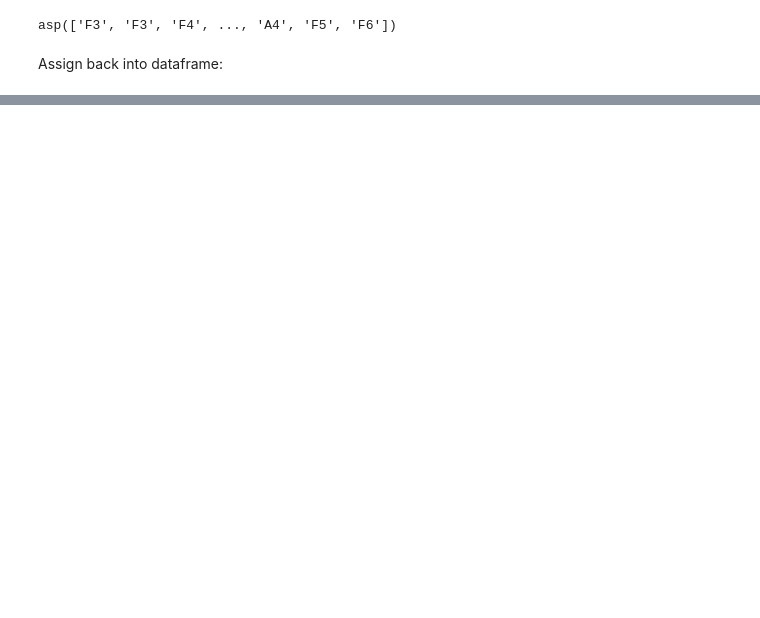
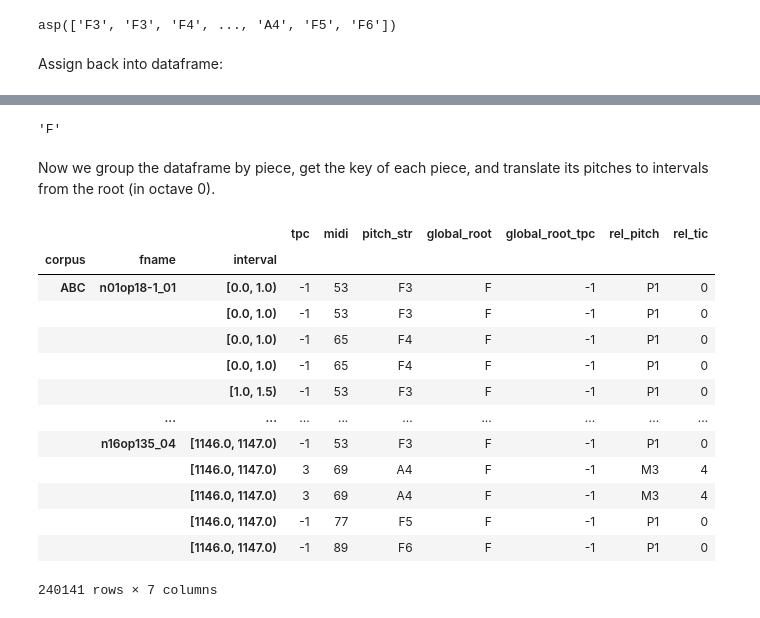
Before and after one commit to DCMLab/dimcat-examples, a Jupyter notebook: pitches.ipynb, the cells around one changed output, grey strips where cells are left out. Cells and saved outputs as stored; diff of their text form; code cells hidden in the pictures; blank space fills up the shorter version.

```diff
--- a/pitches.ipynb
+++ b/pitches.ipynb
@@ -106,0 +144,48 @@ asi(['-P5:0', '-P5:0', 'P4:0', ..., 'M6:0', 'P4:1', 'P4:2'])
+# %%
+keys[('ABC', 'n01op18-1_01')]
+# %% [output]
+'F'
+# %% [markdown]
+Now we group the dataframe by piece, get the key of each piece, and translate its pitches to intervals from the root (in octave 0).
+# %%
+def to_relative_pitch(grp):
+    # find root
+    index = grp.name
+    root_name = keys[index]
+    # the pitch's letter must be uppercase,
+    # but the harmonic labels express minor keys using lowercase letters:
+    root_name = root_name[0].upper() + root_name[1:]
+    root = pt.SpelledPitchClass(root_name)
+
+    # add new colums to the group: the key's root (name and tpc) and the relative pitch of each note
+    grp = grp.copy()
+    grp['global_root'] = str(root)
+    grp['global_root_tpc'] = root.fifths()
+    # load pitches from dataframe columns
+    pitches = pt.SpelledPitchArray.from_independent(grp['tpc'], grp['octave'])
+    # since the root is only a pitch class, we express pitches as interval classes.
+    # alternatively, we could embed the root into pitch space (octave 0) and work with non-class intervals
+    rel_pitches = pitches.pc() - root
+    grp['rel_pitch'] = rel_pitches.name() # don't just assign rel_pitches, this will convert to a list of SpelledIntervalClass objects
+    grp['rel_tic'] = rel_pitches.fifths()
+    return grp
+
+# group by piece and add columns
+df_rel = notes.groupby(['corpus', 'fname'], axis="rows", sort=False, group_keys=False).apply(to_relative_pitch)
+df_rel
+df_rel[['tpc', 'midi', 'pitch_str', 'global_root', 'global_root_tpc', 'rel_pitch', 'rel_tic']]
+# %% [output]
+|  |  |  | tpc | midi | pitch_str | global_root | global_root_tpc | rel_pitch | rel_tic |
+| corpus | fname | interval |  |  |  |  |  |  |  |
+| ABC | n01op18-1_01 | [0.0, 1.0) | -1 | 53 | F3 | F | -1 | P1 | 0 |
+|  |  | [0.0, 1.0) | -1 | 53 | F3 | F | -1 | P1 | 0 |
+|  |  | [0.0, 1.0) | -1 | 65 | F4 | F | -1 | P1 | 0 |
+|  |  | [0.0, 1.0) | -1 | 65 | F4 | F | -1 | P1 | 0 |
+|  |  | [1.0, 1.5) | -1 | 53 | F3 | F | -1 | P1 | 0 |
+|  | ... | ... | ... | ... | ... | ... | ... | ... | ... |
+|  | n16op135_04 | [1146.0, 1147.0) | -1 | 53 | F3 | F | -1 | P1 | 0 |
+|  |  | [1146.0, 1147.0) | 3 | 69 | A4 | F | -1 | M3 | 4 |
+|  |  | [1146.0, 1147.0) | 3 | 69 | A4 | F | -1 | M3 | 4 |
+|  |  | [1146.0, 1147.0) | -1 | 77 | F5 | F | -1 | P1 | 0 |
+|  |  | [1146.0, 1147.0) | -1 | 89 | F6 | F | -1 | P1 | 0 |
+240141 rows × 7 columns
```
Also changed, not shown: parts of 12 cells of this notebook.
